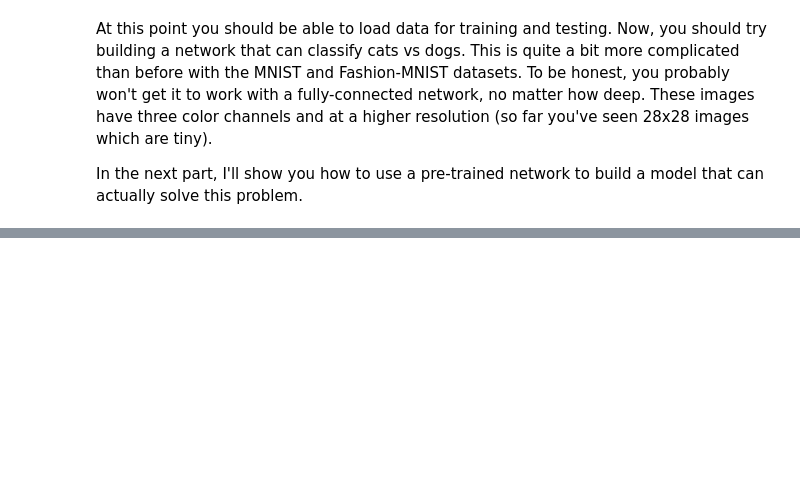
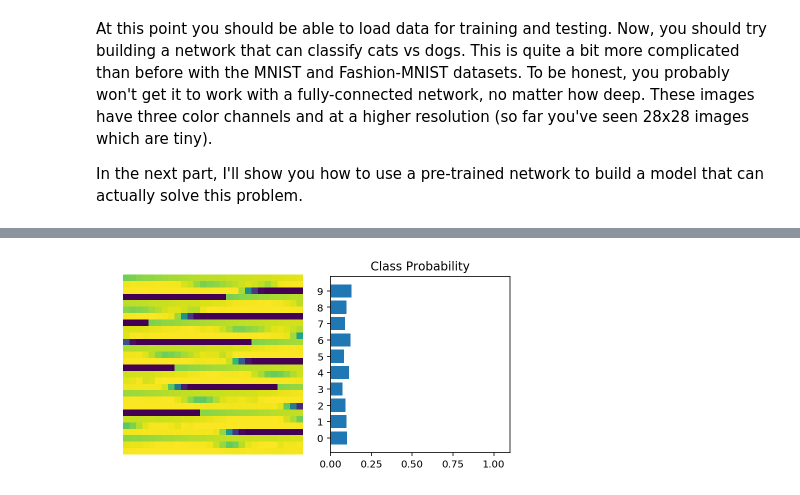
Before and after one commit to 2nOrderEDO/DL_PyTorch, a Jupyter notebook: Part 7 - Loading Image Data.ipynb, the cells around one changed output, grey strips where cells are left out. Saved outputs shown, nothing was run; the diff lists cells and outputs as text; code cells hidden in the pictures; blank space fills up the shorter version.

```diff
--- a/Part 7 - Loading Image Data.ipynb
+++ b/Part 7 - Loading Image Data.ipynb
@@ -153,0 +166,32 @@ In the next part, I'll show you how to use a pre-trained network to build a mode
+# %%
+# Optional TODO: Attempt to build a network to classify cats vs dogs from this dataset
+class Network(nn.Module):
+    def __init__(self, drop_p=0.5):
+        super().__init__()
+
+        self.il = nn.Linear(100*100*3, 128)
+        self.hl1 = nn.Linear(128, 64)
+        self.hl2 = nn.Linear(64, 32)
+        self.hl3 = nn.Linear(32, 10)
+
+        self.dropout = nn.Dropout(p=drop_p)
+
+    def forward(self, x):
+
+        x = self.il(x)
+        x = F.relu(x)
+        x = self.dropout(x)
+        x= self.hl1(x)
+        x = F.relu(x)
+        x = self.dropout(x)
+        x = self.hl2(x)
+        x = F.relu(x)
+        x = self.dropout(x)
+        x = self.hl3(x)
+        x = F.softmax(x, dim=1)
+
+        return x
+# %%
+model = Network()
+# model = model.cuda()
+model
@@ -153,0 +206,9 @@ In the next part, I'll show you how to use a pre-trained network to build a mode
+# %%
+images, labels = next(iter(trainloader))
+
+images.resize_(images.shape[0], 1, 3*100*100)
+
+ps = model.forward(images[0])
+helper.view_classify(images[0].view(3, 100, 100), ps)
+# %% [output]
+[figure, added]
```
Also changed, not shown: parts of 10 cells of this notebook, 1 other file.
